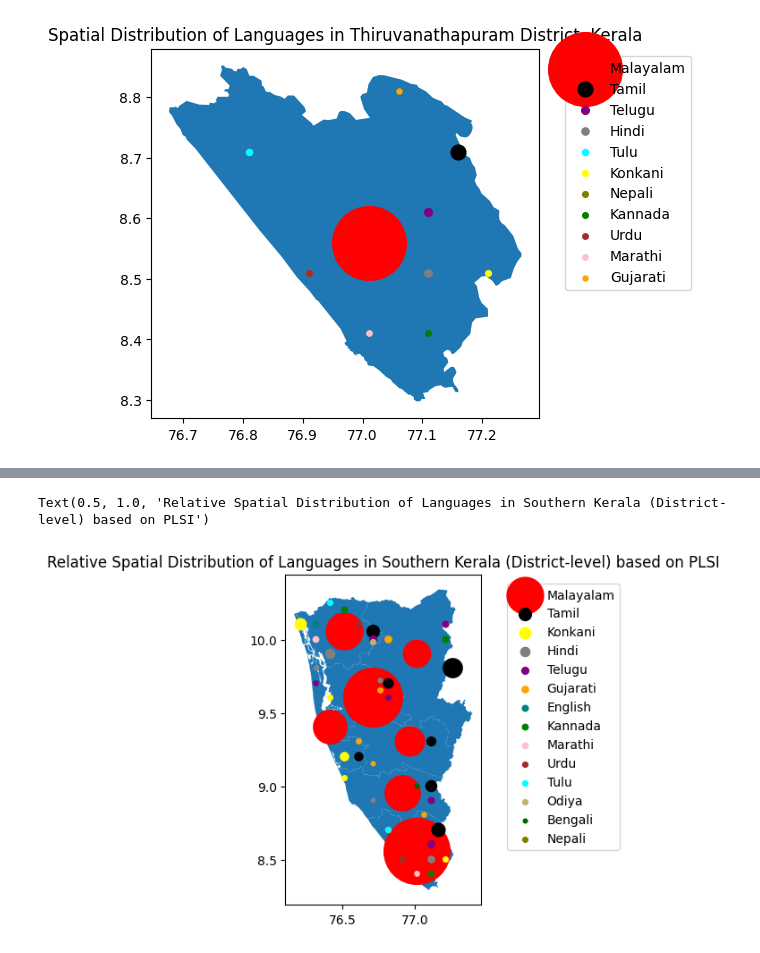
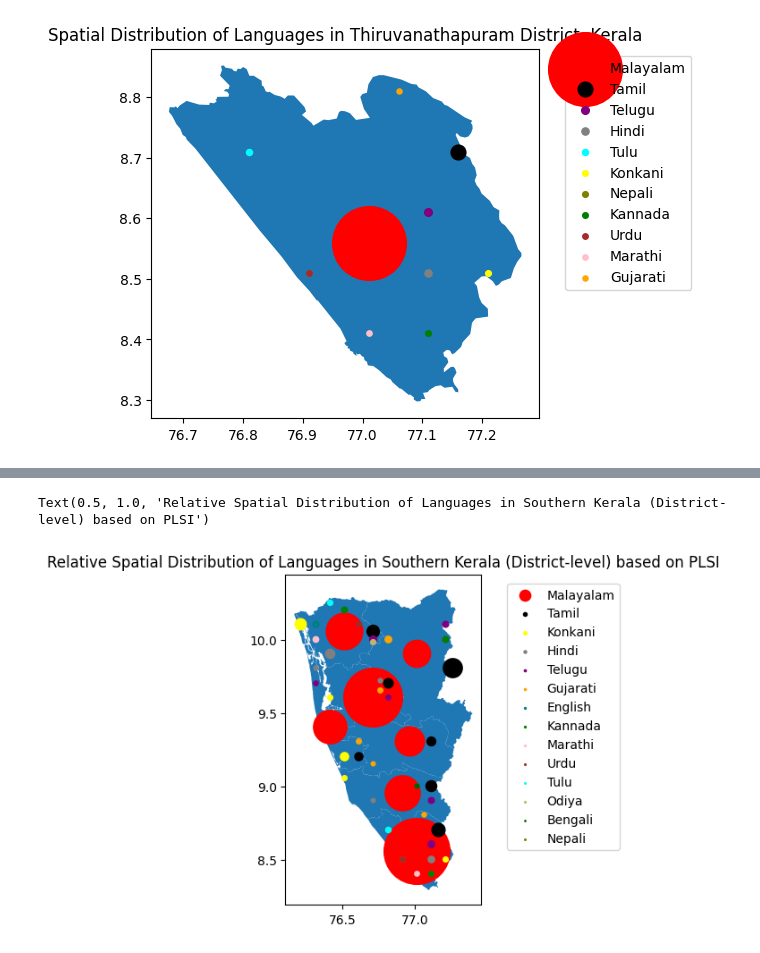
Before and after one commit to squishridyvi/Geographical-Distribution-Mapping-of-Dravidian-Languages-, a Jupyter notebook: Geographical Distribution of Dravidian Languages.ipynb, the cells around one changed output, grey strips where cells are left out. Saved outputs shown, nothing was run; the diff lists cells and outputs as text; code cells hidden in the pictures.

```diff
--- a/Geographical Distribution of Dravidian Languages.ipynb
+++ b/Geographical Distribution of Dravidian Languages.ipynb
@@ -1090,32 +1090,32 @@ seen_languages = set()
 fig, ax = plt.subplots()
 #kerala = districts[(districts["NAME_1"] =="Kerala") & (districts["NAME_2"].isin(upper_half_districts))]
 # kerala.plot()
 
 upper_half_districts.plot(ax=ax)
 # for each dataframe (df_kasara, df_kannur)
 for dataframe in lower_half_df:
     # for each language in that dataframe's language column
     for index, row in dataframe.iterrows():
 
         # create the scatterplot
         lang = row["language"]
         ## checking if this is a new language
         if lang not in seen_languages:
             seen_languages.add(lang)
             label = lang
         else:
             label = ""
 
 
         color = color_map[lang]
         longitude = row["longitude"]
         latitude = row["latitude"]
         speakers = row["speakers"]
 
         ax.scatter(longitude + .01, latitude + .01, s=np.sqrt(speakers) * .5, color=color, label=label)
 
-ax.legend(bbox_to_anchor=(1.1, .99))
+ax.legend(bbox_to_anchor=(1.1, .99), markerscale=.3)
 ax.set_title("Relative Spatial Distribution of Languages in Southern Kerala (District-level) based on PLSI", fontsize=12)
 # %% [output]
 Text(0.5, 1.0, 'Relative Spatial Distribution of Languages in Southern Kerala (District-level) based on PLSI')
-[figure, old version]
+[figure, new version]
```
Also changed, not shown: parts of 4 cells of this notebook.
